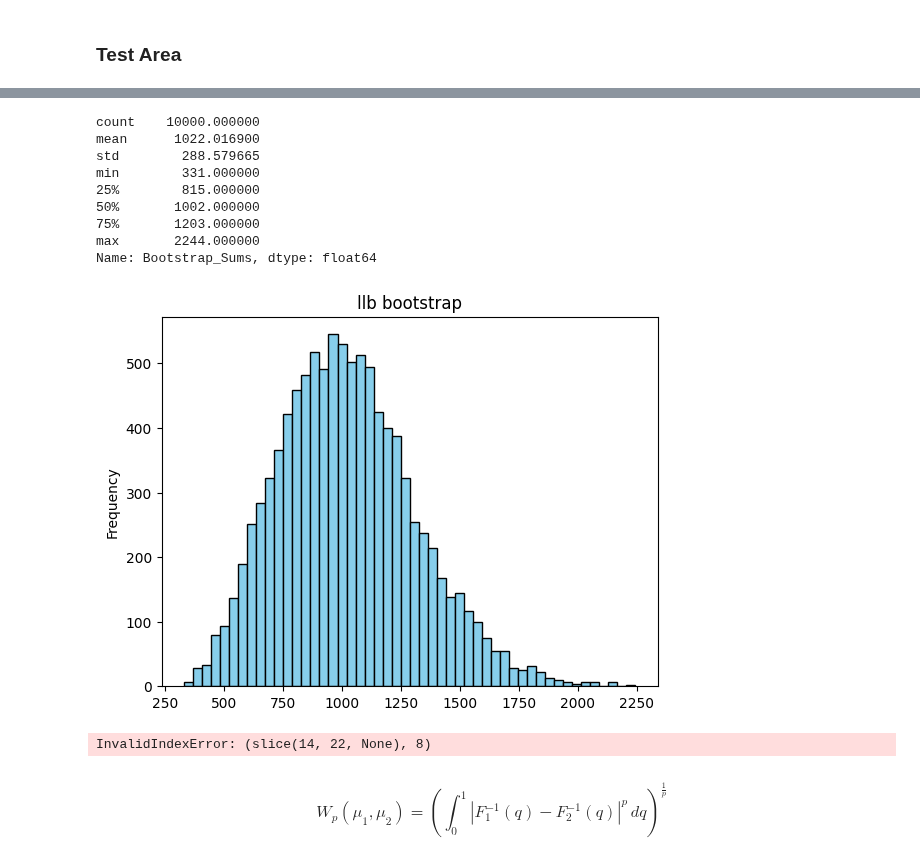
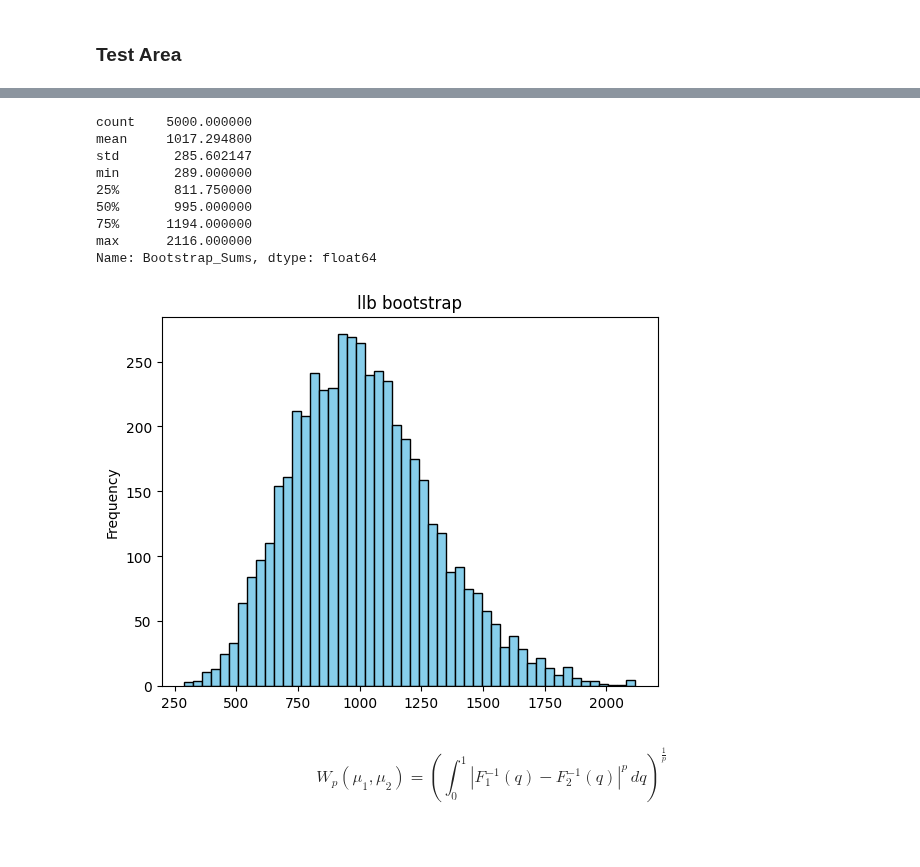
Before and after one commit to chrisnhr/Diplom, a Jupyter notebook: bootstrapping.ipynb, the cells around one changed output, grey strips where cells are left out. Drawn from its saved outputs; the diff is of its cells as text; code cells hidden in the pictures.

```diff
--- a/bootstrapping.ipynb
+++ b/bootstrapping.ipynb
@@ -271,24 +201,18 @@ Name: Bootstrap_Sums, dtype: float64
 # %%
-results_lbb = sampler.lbb(B=0.1, b=7)
+results_lbb = Sampling.lbb(twin, B=0.1, b=7)
 print(results_lbb.describe())
 results_lbb.plot(kind="hist", bins=50, title="llb bootstrap",color="skyblue", edgecolor="black");
 # %% [output]
-count    10000.000000
-mean      1022.016900
-std        288.579665
-min        331.000000
-25%        815.000000
-50%       1002.000000
-75%       1203.000000
-max       2244.000000
+count    5000.000000
+mean     1017.294800
+std       285.602147
+min       289.000000
+25%       811.750000
+50%       995.000000
+75%      1194.000000
+max      2116.000000
 Name: Bootstrap_Sums, dtype: float64
-[figure, old version]
+[figure, new version]
-# %%
-results_lbb = sampler.lb_bootstrap(B=0.1, b=7)
-print(results_lbb.describe())
-results_lbb.plot(kind="hist", bins=50, title="llb bootstrap",color="skyblue", edgecolor="black");
-# %% [output]
-InvalidIndexError: (slice(14, 22, None), 8)
 # %% [markdown]
 $$
 W_p(\mu_1, \mu_2) = \left( \int_0^1 \left| F_1^{-1}(q) - F_2^{-1}(q) \right|^p \, dq \right)^{\frac{1}{p}}
```
Also changed, not shown: parts of 18 cells of this notebook, 3 other files.
